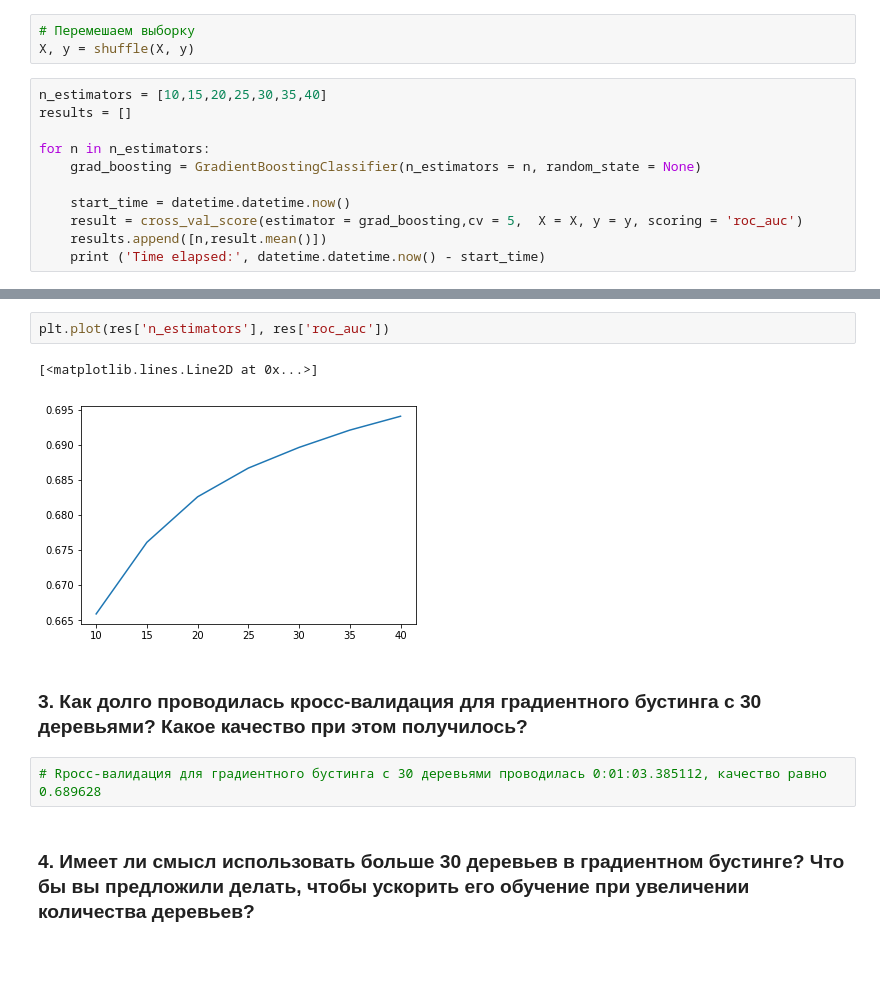
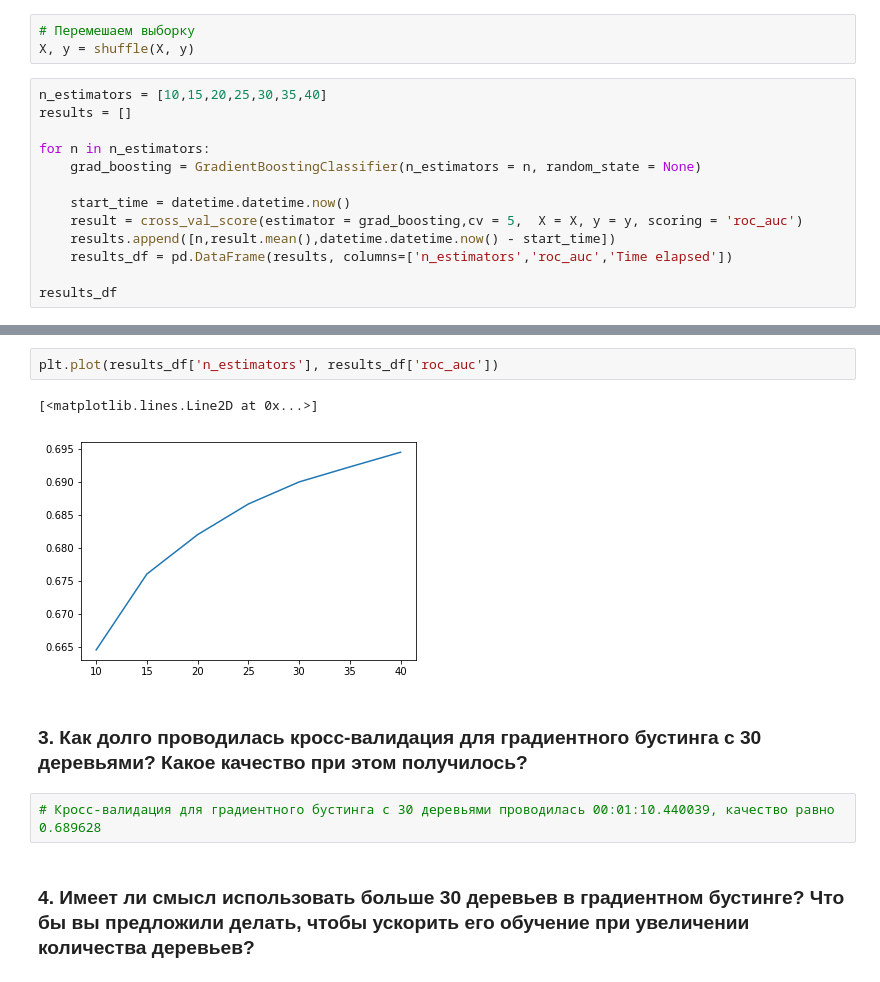
Before and after one commit to dskozlov/coursera, a Jupyter notebook: Introduction to machinelearning/Week 7/Final Task Dota.ipynb, the cells around one changed output, grey strips where cells are left out. Saved outputs shown, nothing was run; the diff lists cells and outputs as text.

```diff
--- a/Introduction to machinelearning/Week 7/Final Task Dota.ipynb
+++ b/Introduction to machinelearning/Week 7/Final Task Dota.ipynb
@@ -70,6 +69,8 @@ for n in n_estimators:
 
     start_time = datetime.datetime.now()
     result = cross_val_score(estimator = grad_boosting,cv = 5,  X = X, y = y, scoring = 'roc_auc')
-    results.append([n,result.mean()])
-    print ('Time elapsed:', datetime.datetime.now() - start_time)
+    results.append([n,result.mean(),datetime.datetime.now() - start_time])
+    results_df = pd.DataFrame(results, columns=['n_estimators','roc_auc','Time elapsed'])
+
+results_df
 # %% [output]
@@ -95,12 +85,12 @@ res
 # %%
-plt.plot(res['n_estimators'], res['roc_auc'])
+plt.plot(results_df['n_estimators'], results_df['roc_auc'])
 # %% [output]
 [<matplotlib.lines.Line2D at 0x...>]
-[figure, old version]
+[figure, new version]
 # %% [markdown]
 ### 3. Как долго проводилась кросс-валидация для градиентного бустинга с 30 деревьями? Какое качество при этом получилось?
 # %%
-# Rросс-валидация для градиентного бустинга с 30 деревьями проводилась 0:01:03.385112, качество равно 0.689628
+# Кросс-валидация для градиентного бустинга с 30 деревьями проводилась 00:01:10.440039, качество равно 0.689628
 # %% [markdown]
 ### 4. Имеет ли смысл использовать больше 30 деревьев в градиентном бустинге? Что бы вы предложили делать, чтобы ускорить его обучение при увеличении количества деревьев?
 # %%
```
Also changed, not shown: parts of 26 cells of this notebook, 1 other file.
